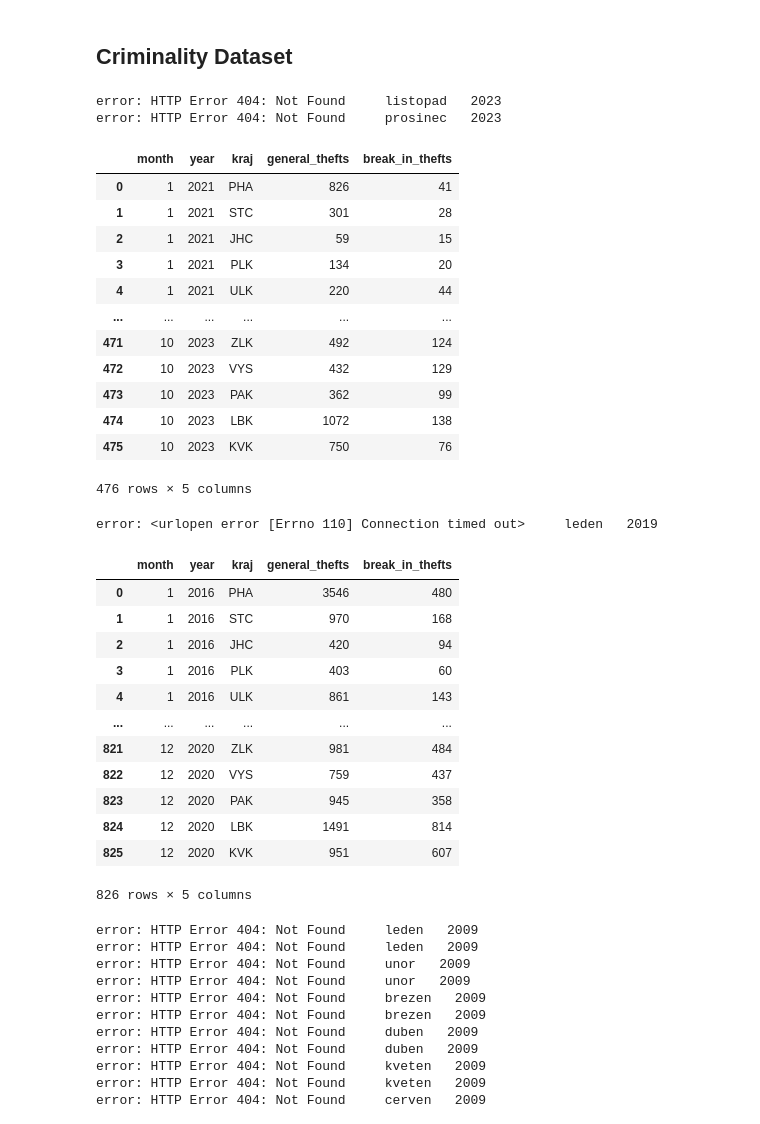
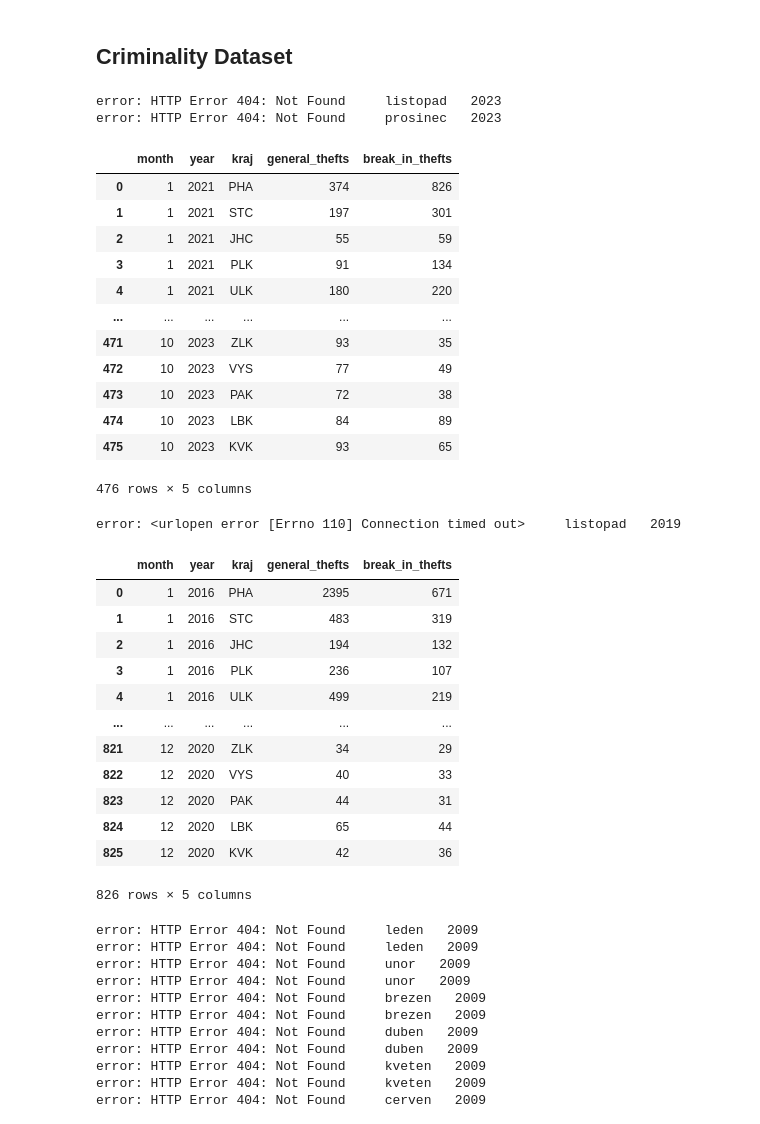
Before and after one commit to DianaKorladinova/SAN_Unemployment_Refugees, a Jupyter notebook: criminality_salaries/data_prep.ipynb, the cells around one changed output. Drawn from its saved outputs; the diff is of its cells as text; code cells hidden in the pictures.

```diff
--- a/criminality_salaries/data_prep.ipynb
+++ b/criminality_salaries/data_prep.ipynb
@@ -110,69 +110,88 @@ idx_1 = {
     "2014" : [97,80]
 }
 years_2 = ["2016", "2017", "2018", "2019", "2020"]
-idx_2 = [213, 212]  # correct row numbers
+idx_2 = ["Krádeže prosté","Krádeže vloupáním" ]  # correct row numbers
 years_3 = ["2021", "2022", "2023"]
-idx_3 = [286, 285]
+idx_3 = ['krádeže prosté', 'krádeže vloupáním']
 # %%
-def criminality_rate(months_czech, years, idx):
+def criminality_rate_new(months_czech, years, idx):
     crim_df = pd.DataFrame(columns=('month', 'year', 'kraj', 'general_thefts', 'break_in_thefts'))
     count = 0
+    search_value_1 = idx[0]
+    search_value_2 = idx[1]
+    column_to_search = 'Unnamed: 1'
     for year in years:
+        # remember the last month for every kraj - cummulative numbers
+        last_month_gen_tft = [0] * len(kraje)
+        last_month_brk_in = [0] * len(kraje)
         for m in range(0, len(months_czech)):
             path = f"https://www.policie.cz/soubor/{year}-{months_nums[m]}-{months_czech[m]}-sest-01a-xlsx.aspx"
             try:
                 df = pd.read_excel(path, sheet_name=None)  #loop through all sheets
+                curr_kraj = 0
+                if (int(year) >= 2019 and int(year) <= 2020) or (int(year) == 2018 and int(months_nums[m]) >= 3):
+                    search_value_1 = "krádeže prosté"
+                    search_value_2 = "krádeže vloupáním"
                 for x in df:  # go through the sheets
                     if x in NUTS3_name2abbrev:
+                        # print(df[x].columns)
+                        gen_tft = df[x][df[x][column_to_search] == search_value_1]
+                        brk_in = df[x][df[x][column_to_search] == search_value_2]
                         dict = {
                             'month': int(months_nums[m]),
-                            'year': year,
+                            'year': int(year),
                             'kraj': NUTS3_name2abbrev.get(x),
-                            'general_thefts': (df[x]["Unnamed: 2"]).iloc[idx[0]],
-                            'break_in_thefts': (df[x]["Unnamed: 2"]).iloc[idx[1]]
+                            'general_thefts': gen_tft["Unnamed: 2"].values[0] - last_month_gen_tft[curr_kraj],
+                            'break_in_thefts': brk_in["Unnamed: 2"].values[0] - last_month_brk_in[curr_kraj]
                         }
+                        # print("Kraj: ", NUTS3_name2abbrev.get(x), " momnth: ", months_nums[m])
+                        # print("Doc: ", gen_tft["Unnamed: 2"] , " last month: ", last_month_gen_tft[curr_kraj])
                         crim_df.loc[count] = dict
+                        last_month_gen_tft[curr_kraj] = gen_tft["Unnamed: 2"].values[0]
+                        last_month_brk_in[curr_kraj] = brk_in["Unnamed: 2"].values[0]
+                        # print("Saving: ", gen_tft["Unnamed: 2"] )
                         count += 1
+                        curr_kraj += 1
                 # count += len(df) # number of sheets
             except Exception as e:
                 print("error:", e, " ", " ", months_czech[m], " ", year)
     return crim_df
 # %%
-crim_df_3 = criminality_rate(months_czech, years_3, idx_3)
+crim_df_3 = criminality_rate_new(months_czech, years_3, idx_3)
 crim_df_3
 # %% [output]
 error: HTTP Error 404: Not Found     listopad   2023
 error: HTTP Error 404: Not Found     prosinec   2023
 |  | month | year | kraj | general_thefts | break_in_thefts |
-| 0 | 1 | 2021 | PHA | 826 | 41 |
-| 1 | 1 | 2021 | STC | 301 | 28 |
-| 2 | 1 | 2021 | JHC | 59 | 15 |
-| 3 | 1 | 2021 | PLK | 134 | 20 |
-| 4 | 1 | 2021 | ULK | 220 | 44 |
+| 0 | 1 | 2021 | PHA | 374 | 826 |
+| 1 | 1 | 2021 | STC | 197 | 301 |
+| 2 | 1 | 2021 | JHC | 55 | 59 |
+| 3 | 1 | 2021 | PLK | 91 | 134 |
+| 4 | 1 | 2021 | ULK | 180 | 220 |
 | ... | ... | ... | ... | ... | ... |
-| 471 | 10 | 2023 | ZLK | 492 | 124 |
-| 472 | 10 | 2023 | VYS | 432 | 129 |
-| 473 | 10 | 2023 | PAK | 362 | 99 |
-| 474 | 10 | 2023 | LBK | 1072 | 138 |
-| 475 | 10 | 2023 | KVK | 750 | 76 |
+| 471 | 10 | 2023 | ZLK | 93 | 35 |
+| 472 | 10 | 2023 | VYS | 77 | 49 |
+| 473 | 10 | 2023 | PAK | 72 | 38 |
+| 474 | 10 | 2023 | LBK | 84 | 89 |
+| 475 | 10 | 2023 | KVK | 93 | 65 |
 476 rows × 5 columns
 # %%
-crim_df_2 = criminality_rate(months_czech, years_2, idx_2)
+crim_df_2 = criminality_rate_new(months_czech, years_2, idx_2)
 crim_df_2
 # %% [output]
-error: <urlopen error [Errno 110] Connection timed out>     leden   2019
+error: <urlopen error [Errno 110] Connection timed out>     listopad   2019
 |  | month | year | kraj | general_thefts | break_in_thefts |
-| 0 | 1 | 2016 | PHA | 3546 | 480 |
-| 1 | 1 | 2016 | STC | 970 | 168 |
-| 2 | 1 | 2016 | JHC | 420 | 94 |
-| 3 | 1 | 2016 | PLK | 403 | 60 |
-| 4 | 1 | 2016 | ULK | 861 | 143 |
+| 0 | 1 | 2016 | PHA | 2395 | 671 |
+| 1 | 1 | 2016 | STC | 483 | 319 |
+| 2 | 1 | 2016 | JHC | 194 | 132 |
+| 3 | 1 | 2016 | PLK | 236 | 107 |
+| 4 | 1 | 2016 | ULK | 499 | 219 |
 | ... | ... | ... | ... | ... | ... |
-| 821 | 12 | 2020 | ZLK | 981 | 484 |
-| 822 | 12 | 2020 | VYS | 759 | 437 |
-| 823 | 12 | 2020 | PAK | 945 | 358 |
-| 824 | 12 | 2020 | LBK | 1491 | 814 |
-| 825 | 12 | 2020 | KVK | 951 | 607 |
+| 821 | 12 | 2020 | ZLK | 34 | 29 |
+| 822 | 12 | 2020 | VYS | 40 | 33 |
+| 823 | 12 | 2020 | PAK | 44 | 31 |
+| 824 | 12 | 2020 | LBK | 65 | 44 |
+| 825 | 12 | 2020 | KVK | 42 | 36 |
 826 rows × 5 columns
 # %%
 def criminality_rate_oldest(months_czech, years, idx):
```
Also changed, not shown: parts of 4 cells of this notebook, 2 other files.
